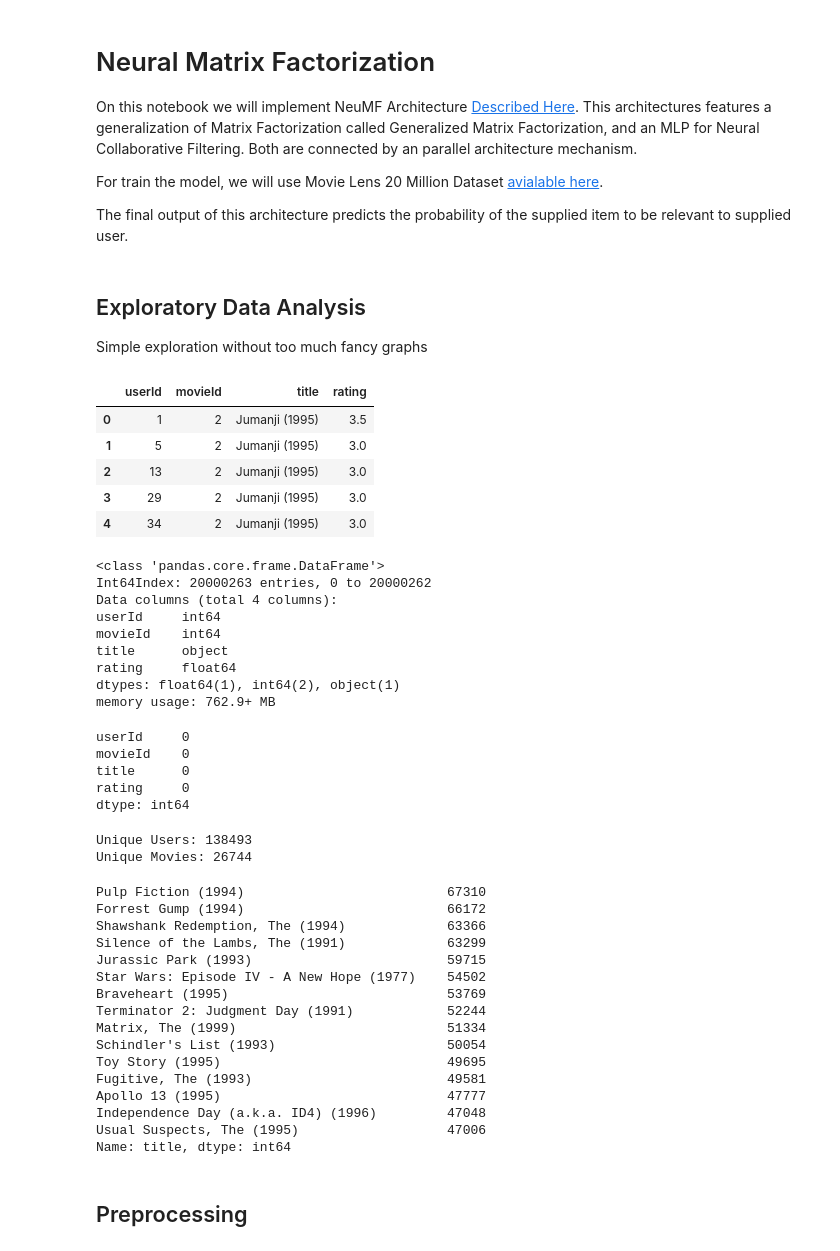
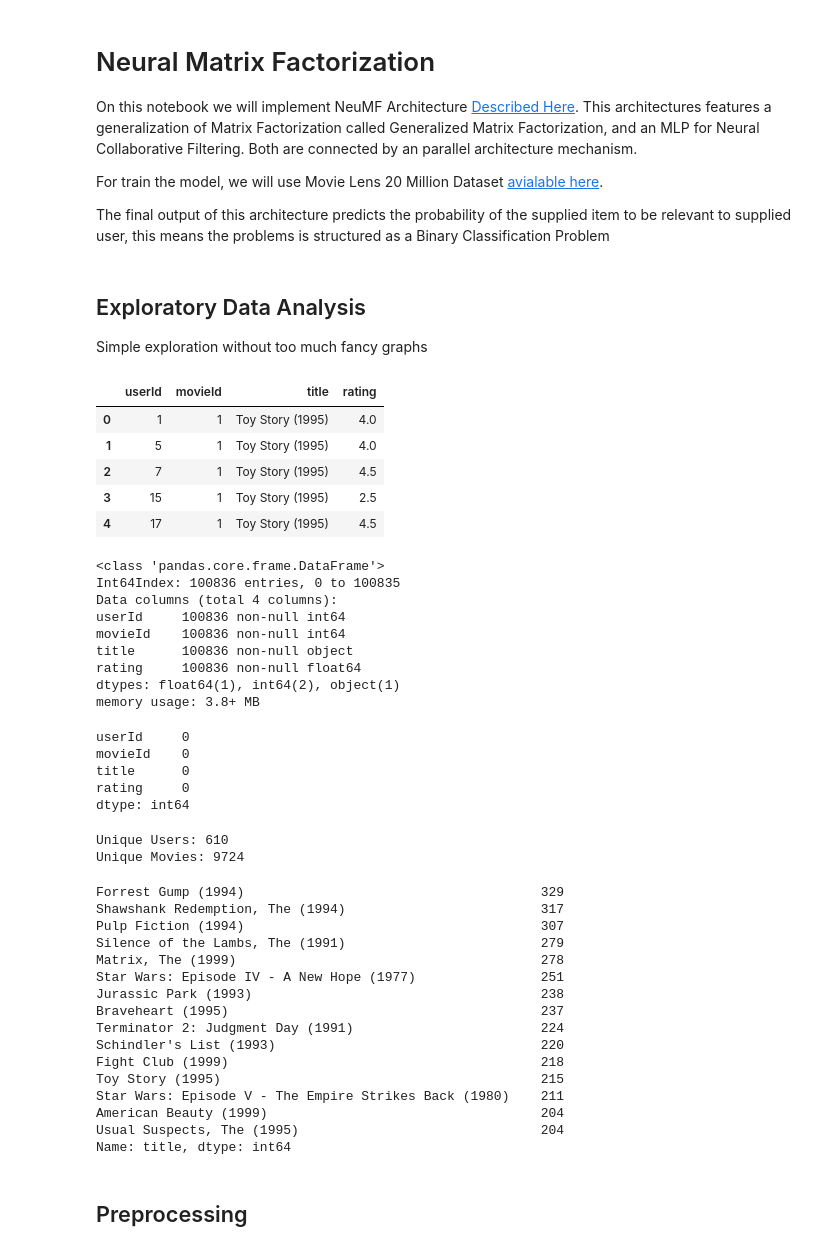
Before and after one commit to ElPapi42/NeuralMatrixFactorization, a Jupyter notebook: NeuralMatrixFactorization.ipynb, the cells around one changed output. Drawn from its saved outputs; the diff is of its cells as text; code cells hidden in the pictures.

```diff
--- a/NeuralMatrixFactorization.ipynb
+++ b/NeuralMatrixFactorization.ipynb
@@ -5,7 +5,7 @@ On this notebook we will implement NeuMF Architecture [Described Here](https://a
 
 For train the model, we will use Movie Lens 20 Million Dataset [avialable here](http://files.grouplens.org/datasets/movielens/ml-20m.zip).
 
-The final output of this architecture predicts the probability of the supplied item to be relevant to supplied user.
+The final output of this architecture predicts the probability of the supplied item to be relevant to supplied user, this means the problems is structured as a Binary Classification Problem
 # %%
 from IPython.display import clear_output
 !pip install --upgrade tensorflow-gpu
@@ -51,33 +51,32 @@ clear_output()
 Simple exploration without too much fancy graphs
 # %%
 #Loads Dataset, we only need ratings.csv and movies.csv files, we can drop timestamp and genres for now
-ratings_df = pd.read_csv("./Datasets/ml-20m/ratings.csv").drop(["timestamp"], axis=1)
-movies_df = pd.read_csv("./Datasets/ml-20m/movies.csv").drop(["genres"], axis=1)
+ratings_df = pd.read_csv("./Datasets/ml-latest-small/ratings.csv").drop(["timestamp"], axis=1)
+movies_df = pd.read_csv("./Datasets/ml-latest-small/movies.csv").drop(["genres"], axis=1)
 
 ml_df = ratings_df.merge(movies_df, on="movieId")
-
 ml_df = ml_df.reindex(columns=["userId", "movieId", "title", "rating"])
 ml_df.head()
 # %% [output]
 |  | userId | movieId | title | rating |
-| 0 | 1 | 2 | Jumanji (1995) | 3.5 |
-| 1 | 5 | 2 | Jumanji (1995) | 3.0 |
-| 2 | 13 | 2 | Jumanji (1995) | 3.0 |
-| 3 | 29 | 2 | Jumanji (1995) | 3.0 |
-| 4 | 34 | 2 | Jumanji (1995) | 3.0 |
+| 0 | 1 | 1 | Toy Story (1995) | 4.0 |
+| 1 | 5 | 1 | Toy Story (1995) | 4.0 |
+| 2 | 7 | 1 | Toy Story (1995) | 4.5 |
+| 3 | 15 | 1 | Toy Story (1995) | 2.5 |
+| 4 | 17 | 1 | Toy Story (1995) | 4.5 |
 # %%
 #Check info about the Dataset
 ml_df.info()
 # %% [output]
 <class 'pandas.core.frame.DataFrame'>
-Int64Index: 20000263 entries, 0 to 20000262
+Int64Index: 100836 entries, 0 to 100835
 Data columns (total 4 columns):
-userId     int64
-movieId    int64
-title      object
-rating     float64
+userId     100836 non-null int64
+movieId    100836 non-null int64
+title      100836 non-null object
+rating     100836 non-null float64
 dtypes: float64(1), int64(2), object(1)
-memory usage: 762.9+ MB
+memory usage: 3.8+ MB
 # %%
 #Check for NaNs
 ml_df.isna().sum()
@@ -95,28 +94,28 @@ n_movies = ml_df["movieId"].nunique()
 print("Unique Users: " + str(n_users))
 print("Unique Movies: " + str(n_movies))
 # %% [output]
-Unique Users: 138493
-Unique Movies: 26744
+Unique Users: 610
+Unique Movies: 9724
 # %%
 #Top movies with more rating count (dont confuse with more views or more rating score, but are correlated)
 count = ml_df["title"].value_counts()
 count[:15]
 # %% [output]
-Pulp Fiction (1994)                          67310
-Forrest Gump (1994)                          66172
-Shawshank Redemption, The (1994)             63366
-Silence of the Lambs, The (1991)             63299
-Jurassic Park (1993)                         59715
-Star Wars: Episode IV - A New Hope (1977)    54502
-Braveheart (1995)                            53769
-Terminator 2: Judgment Day (1991)            52244
-Matrix, The (1999)                           51334
-Schindler's List (1993)                      50054
-Toy Story (1995)                             49695
-Fugitive, The (1993)                         49581
-Apollo 13 (1995)                             47777
-Independence Day (a.k.a. ID4) (1996)         47048
-Usual Suspects, The (1995)                   47006
+Forrest Gump (1994)                                      329
+Shawshank Redemption, The (1994)                         317
+Pulp Fiction (1994)                                      307
+Silence of the Lambs, The (1991)                         279
+Matrix, The (1999)                                       278
+Star Wars: Episode IV - A New Hope (1977)                251
+Jurassic Park (1993)                                     238
+Braveheart (1995)                                        237
+Terminator 2: Judgment Day (1991)                        224
+Schindler's List (1993)                                  220
+Fight Club (1999)                                        218
+Toy Story (1995)                                         215
+Star Wars: Episode V - The Empire Strikes Back (1980)    211
+American Beauty (1999)                                   204
+Usual Suspects, The (1995)                               204
 Name: title, dtype: int64
 # %% [markdown]
 ## Preprocessing
```
Also changed, not shown: parts of 14 cells of this notebook.
